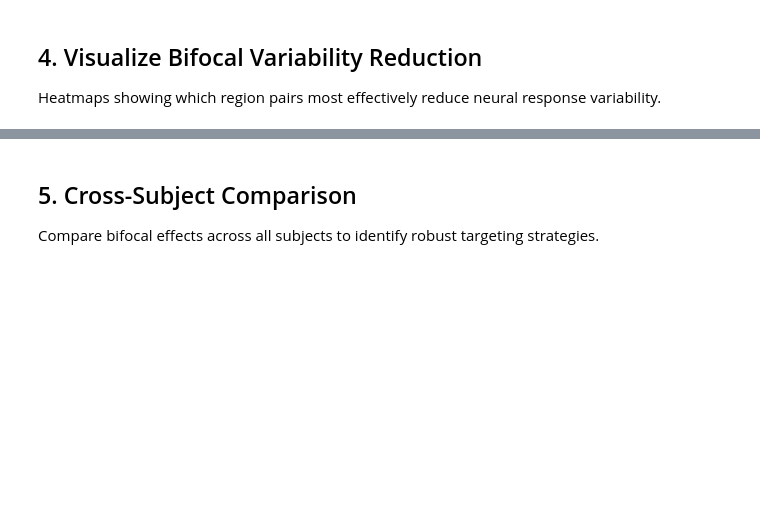
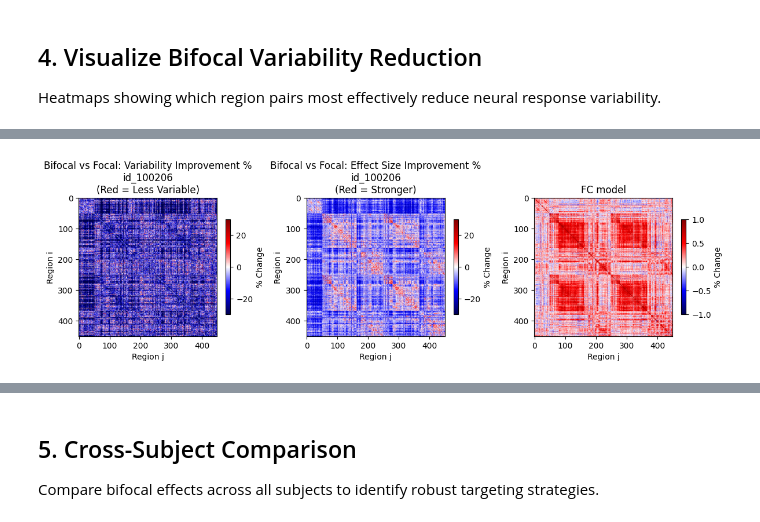
Before and after one commit to grabuffo/BrainStim_ANN_fMRI_HCP, a Jupyter notebook: notebooks/Reduce_effects_variability.ipynb, the cells around one changed output, grey strips where cells are left out. Saved outputs shown, nothing was run; the diff lists cells and outputs as text; code cells hidden in the pictures; blank space fills up the shorter version.

```diff
--- a/notebooks/Reduce_effects_variability.ipynb
+++ b/notebooks/Reduce_effects_variability.ipynb
@@ -252,0 +259,87 @@ else:
+# %%
+if len(BECts) > 0:
+    # Compare bifocal (ij) to focal (ii, jj) stimulation
+    first_sid = list(BECts.keys())[0]
+    BEC_t = BECts[first_sid]
+    M, N, _ = BEC_t.shape
+
+    # Extract statistics for focal and bifocal effects
+    #focal_mean = np.array([np.mean(BEC_t[:, i, i]) for i in range(N)])  # (N,)
+    #focal_std = np.array([np.std(BEC_t[:, i, i]) for i in range(N)])    # (N,)
+    bifocal_mean = np.mean(BEC_t, axis=0)  # (N, N)
+    bifocal_std = np.std(BEC_t, axis=0)    # (N, N)
+
+    # Create improvement matrices
+    var_improvement = np.zeros((N, N))      # (N, N)
+    effect_improvement = np.zeros((N, N))   # (N, N)
+
+    for i in range(N):
+        for j in range(N):
+            if i != j:
+                # Variability improvement: -1 * (AB - min(A,B)) / min(A,B) * 100
+                # Positive = better (less variable)
+                var_A = bifocal_std[i, i]#focal_std[i]
+                var_B = bifocal_std[j, j]#focal_std[j]
+                var_AB = bifocal_std[i, j]
+                var_min = min(var_A, var_B)
+
+                if var_min > 1e-10:
+                    var_improvement[i, j] = -1 * (var_AB - var_min) / var_min * 100
+                else:
+                    var_improvement[i, j] = np.nan
+
+                # Effect size improvement: (AB - max(A,B)) / max(A,B) * 100
+                # Positive = better (stronger)
+                effect_A = np.abs(bifocal_mean[i, i])
+                effect_B = np.abs(bifocal_mean[j, j])
+                effect_AB = np.abs(bifocal_mean[i, j])
+                effect_max = max(effect_A, effect_B)
+
+                if effect_max > 1e-10:
+                    effect_improvement[i, j] = (effect_AB - effect_max) / effect_max * 100
+                else:
+                    effect_improvement[i, j] = np.nan
+
+    # Plot
+    fig, axes = plt.subplots(1, 3, figsize=(12, 5))
+
+    # Heatmap 1: Variability improvement (negative = better)
+    vmax_var = 30#np.nanmax(np.abs(var_improvement))
+    im1 = axes[0].imshow(var_improvement, cmap='seismic',
+                         vmin=-vmax_var, vmax=vmax_var)
+    axes[0].set_title(f'Bifocal vs Focal: Variability Improvement %\n{first_sid}\n(Red = Less Variable)')
+    axes[0].set_xlabel('Region j')
+    axes[0].set_ylabel('Region i')
+    cbar1 = plt.colorbar(im1, ax=axes[0], label='% Change',shrink=0.35)
+
+    # Heatmap 2: Effect size improvement (positive = better)
+    vmax_eff = 30#np.nanmax(np.abs(effect_improvement))
+    im2 = axes[1].imshow(effect_improvement, cmap='seismic',
+                         vmin=-vmax_eff, vmax=vmax_eff)
+    axes[1].set_title(f'Bifocal vs Focal: Effect Size Improvement %\n{first_sid}\n(Red = Stronger)')
+    axes[1].set_xlabel('Region j')
+    axes[1].set_ylabel('Region i')
+    cbar2 = plt.colorbar(im2, ax=axes[1], label='% Change',shrink=0.35)
+
+    # Heatmap 3: Relative effect size improvement (positive = better)
+    #var_improvement / effect_improvement
+
+    vmax_eff = 1
+    im3 = axes[2].imshow(FC_sim, cmap='seismic',
+                         vmin=-vmax_eff, vmax=vmax_eff)
+    axes[2].set_title(f'FC model')
+    axes[2].set_xlabel('Region j')
+    axes[2].set_ylabel('Region i')
+    cbar3 = plt.colorbar(im3, ax=axes[2], label='% Change',shrink=0.35)
+
+    plt.tight_layout()
+    #plt.savefig(os.path.join(project_root, 'bifocal_vs_focal_improvement.png'), dpi=150, bbox_inches='tight')
+    plt.show()
+
+    print(f"\n✓ Focal vs Bifocal improvement heatmaps generated for {first_sid}")
+    print(f"  Left: Variability improvement (positive = bifocal is more stable than focal)")
+    print(f"  Right: Effect size improvement (positive = bifocal is stronger than focal)")
+else:
+    print("⚠️ No BECt data available.")
+# %% [output]
+[figure, added]
```
Also changed, not shown: parts of 18 cells of this notebook.
